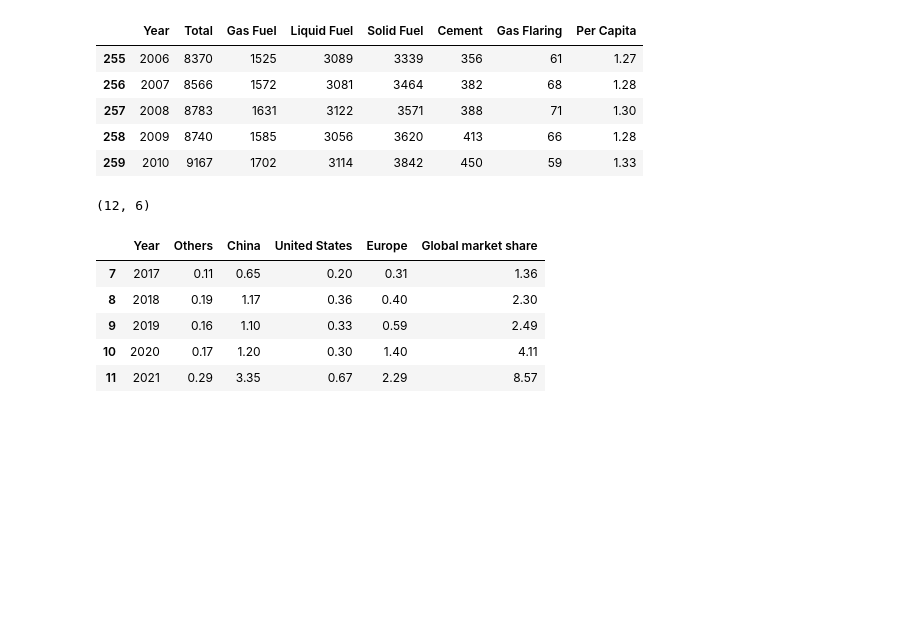
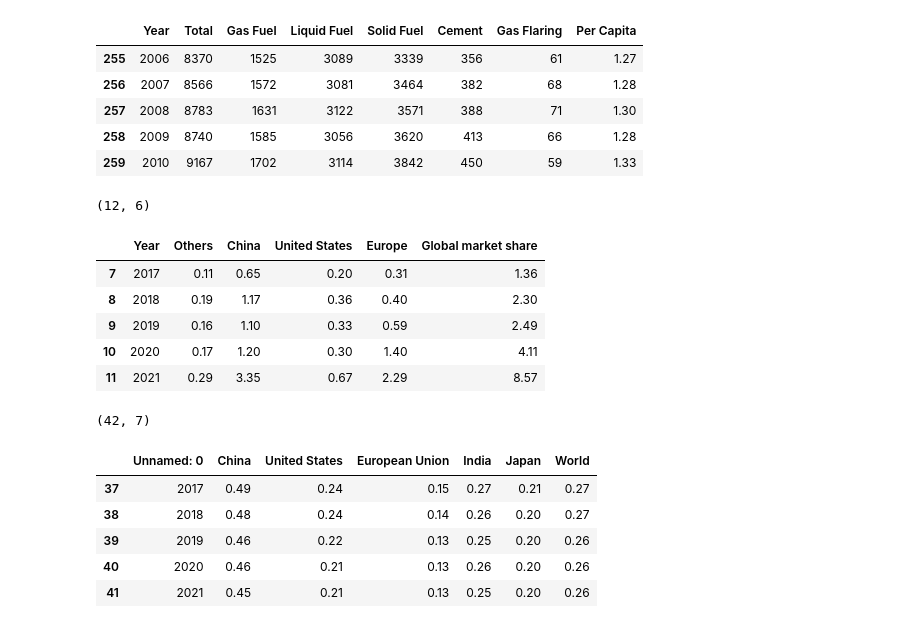
Before and after one commit to evaarquero/Finite_Resources, a Jupyter notebook: Demand_Mineral.ipynb, the cells around one changed output. Saved outputs shown, nothing was run; the diff lists cells and outputs as text; code cells hidden in the pictures; blank space fills up the shorter version.

```diff
--- a/Demand_Mineral.ipynb
+++ b/Demand_Mineral.ipynb
@@ -60,0 +63,14 @@ sales_EV.tail()
+# %%
+CO2_emissions = pd.read_csv(
+    'data/co2-emissions-intensity-of-gdp-1990-2021.csv')
+print(CO2_emissions.shape)  # Units: tCO2 per USD 1000
+
+CO2_emissions.tail()
+# %% [output]
+(42, 7)
+|  | Unnamed: 0 | China | United States | European Union | India | Japan | World |
+| 37 | 2017 | 0.49 | 0.24 | 0.15 | 0.27 | 0.21 | 0.27 |
+| 38 | 2018 | 0.48 | 0.24 | 0.14 | 0.26 | 0.20 | 0.27 |
+| 39 | 2019 | 0.46 | 0.22 | 0.13 | 0.25 | 0.20 | 0.26 |
+| 40 | 2020 | 0.46 | 0.21 | 0.13 | 0.26 | 0.20 | 0.26 |
+| 41 | 2021 | 0.45 | 0.21 | 0.13 | 0.25 | 0.20 | 0.26 |
```
Also changed, not shown: parts of 33 cells of this notebook, 3 other files.
